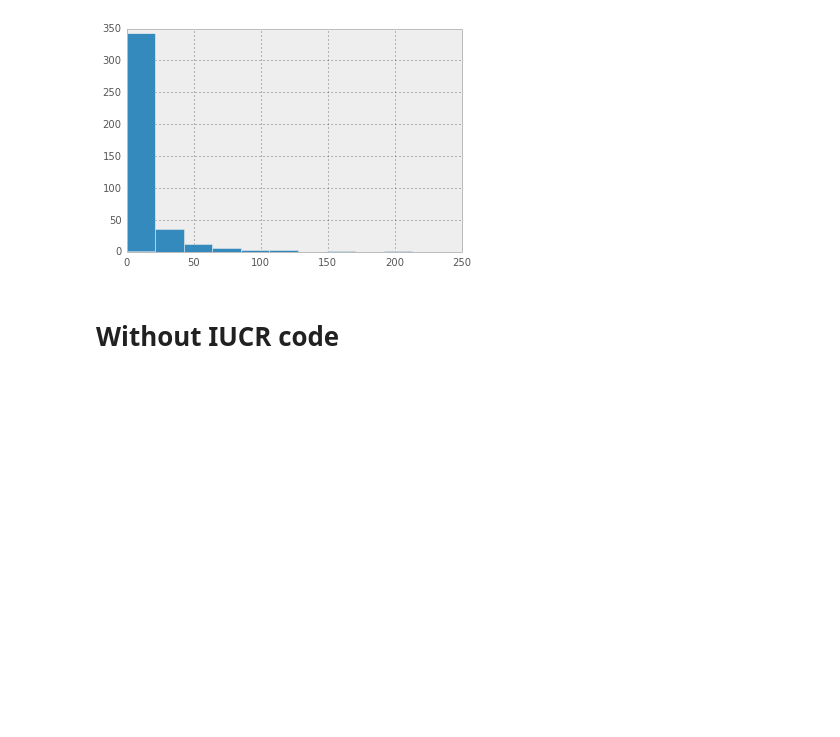
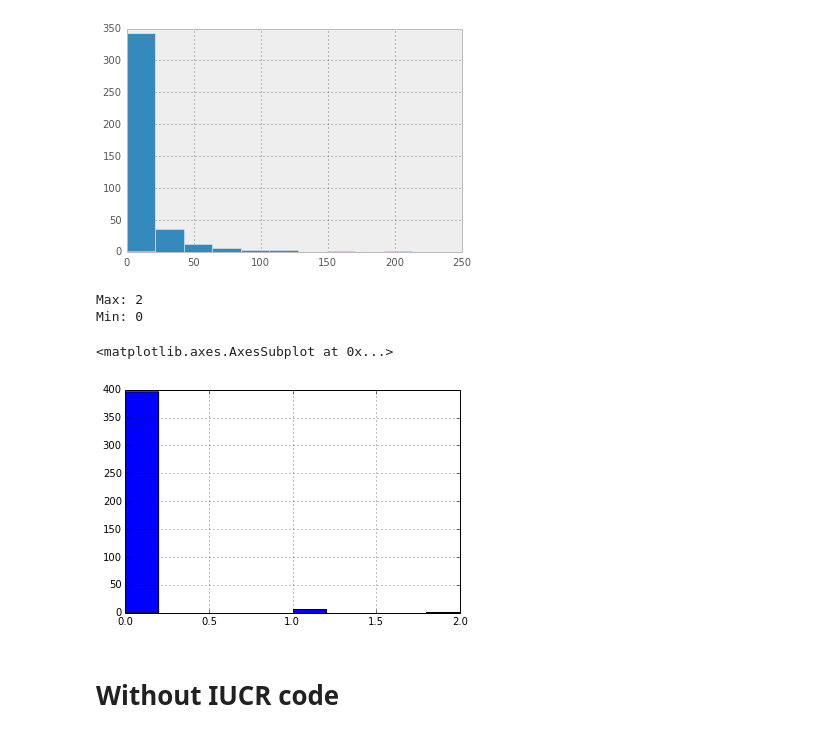
Before and after one commit to sc3/cook-convictions-data, a Jupyter notebook: convictions.ipynb, the cells around one changed output. Drawn from its saved outputs; the diff is of its cells as text; code cells hidden in the pictures; blank space fills up the shorter version.

```diff
--- a/convictions.ipynb
+++ b/convictions.ipynb
@@ -501,6 +462,33 @@ s.hist()
 213
 <matplotlib.axes.AxesSubplot at 0x...>
 [figure]
+# %%
+import math
+
+import numpy as np
+import pandas as pd
+
+%matplotlib inline
+
+cas = CommunityArea.objects.all().with_conviction_annotations()
+suburbs = CensusPlace.objects.chicago_suburbs().with_conviction_annotations()
+
+# CAF = crimes affecting women
+ca_caf_per_capita = [ca.affecting_women_per_capita for ca in cas.order_by('affecting_women_per_capita')]
+suburbs_caf_per_capita = [suburb.affecting_women_per_capita for suburb in suburbs.order_by('affecting_women_per_capita')]
+caf_per_capita = ca_caf_per_capita + suburbs_caf_per_capita
+
+caf_per_thousand = [round(cpc * 1000) for cpc in caf_per_capita]
+print("Max: {}".format(max(caf_per_thousand)))
+print("Min: {}".format(min(caf_per_thousand)))
+s = pd.Series(caf_per_thousand)
+
+s.hist()
+# %% [output]
+Max: 2
+Min: 0
+<matplotlib.axes.AxesSubplot at 0x...>
+[figure, added]
 # %% [markdown]
 # Without IUCR code
 # %%
```
Also changed, not shown: parts of 7 cells of this notebook.
